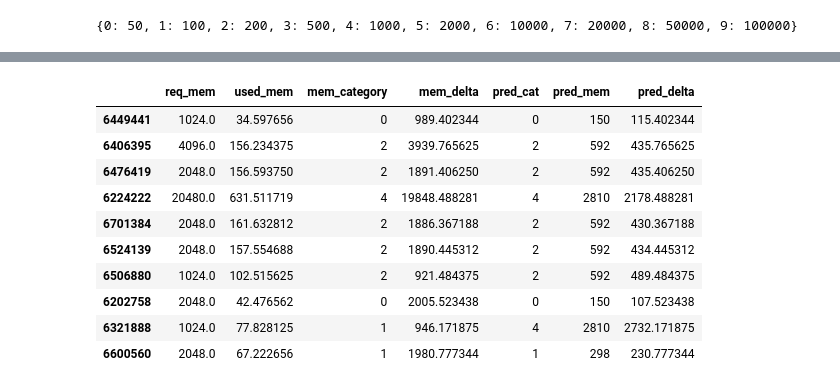
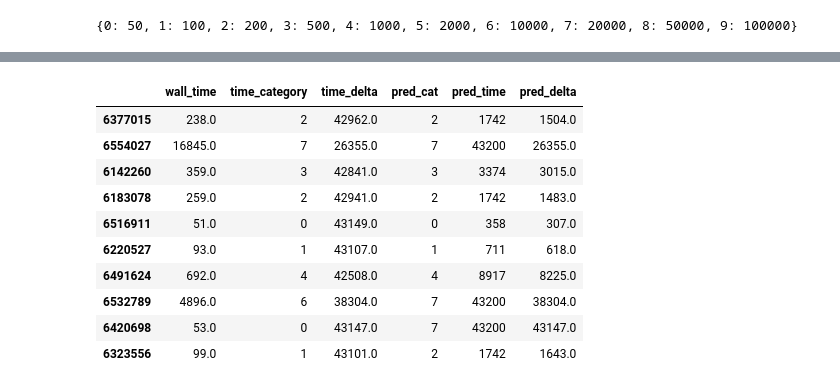
Before and after one commit to NCAR/rda-ML-resource, a Jupyter notebook: test-model.ipynb, the cells around one changed output, grey strips where cells are left out. Cells and saved outputs as stored; diff of their text form; code cells hidden in the pictures.

```diff
--- a/test-model.ipynb
+++ b/test-model.ipynb
@@ -107,24 +219,48 @@ def predict(entries, scale_factor=1.0):
-# %%
-df = y_val_full.copy()
-df['mem_delta'] = df.apply(lambda row:
-                           row['req_mem'] - row['used_mem'],
-                           axis=1)
-# %%
-df['pred_cat'] = model.predict(X_val)
-df['pred_mem'] = predict(X_val)
-df['pred_delta'] = df.apply(lambda row: row['pred_mem'] - row['used_mem'],
-                            axis=1)
+# %%
+def evaluation_df(X, y_full, model, init_val=2.31, ten_pct_pt=1000):
+    df = y_full.copy()
+    if target == 'mem':
+        df['mem_delta'] = df.apply(lambda row:
+                               row['req_mem'] - row['used_mem'],
+                               axis=1)
+        df['pred_cat'] = custom_predict(X, model)
+        df['pred_mem'] = scale_predictions(df['pred_cat'],
+                                           init_val=init_val,
+                                           ten_pct_pt=ten_pct_pt)
+        df['pred_delta'] = df.apply(lambda row: row['pred_mem'] - row['used_mem'],
+                                    axis=1)
+    else:
+        df['time_delta'] = df.apply(lambda row:
+                               43200 - row['wall_time'],
+                               axis=1)
+        df['pred_cat'] = custom_predict(X, model)
+        df['pred_time'] = np.array([min(43200, x)
+                                    for  x in
+                                    scale_predictions(df['pred_cat'],
+                                           init_val=init_val,
+                                           ten_pct_pt=ten_pct_pt)])
+        df['pred_delta'] = df.apply(lambda row: row['pred_time'] - row['wall_time'],
+                                    axis=1)
+    return df
 # %%
+init_val = 6.0
+ten_pct_pt = 30000
+
+if training_mode == 'test':
+    df = evaluation_df(X_test_norm, y_test_full, model, init_val=init_val, ten_pct_pt=ten_pct_pt)
+else:
+    df = evaluation_df(X_val_norm, y_val_full, model, init_val=init_val, ten_pct_pt=ten_pct_pt)
+
 df.sample(10)
 # %% [output]
-|  | req_mem | used_mem | mem_category | mem_delta | pred_cat | pred_mem | pred_delta |
-| 6449441 | 1024.0 | 34.597656 | 0 | 989.402344 | 0 | 150 | 115.402344 |
-| 6406395 | 4096.0 | 156.234375 | 2 | 3939.765625 | 2 | 592 | 435.765625 |
-| 6476419 | 2048.0 | 156.593750 | 2 | 1891.406250 | 2 | 592 | 435.406250 |
-| 6224222 | 20480.0 | 631.511719 | 4 | 19848.488281 | 4 | 2810 | 2178.488281 |
-| 6701384 | 2048.0 | 161.632812 | 2 | 1886.367188 | 2 | 592 | 430.367188 |
-| 6524139 | 2048.0 | 157.554688 | 2 | 1890.445312 | 2 | 592 | 434.445312 |
-| 6506880 | 1024.0 | 102.515625 | 2 | 921.484375 | 2 | 592 | 489.484375 |
-| 6202758 | 2048.0 | 42.476562 | 0 | 2005.523438 | 0 | 150 | 107.523438 |
-| 6321888 | 1024.0 | 77.828125 | 1 | 946.171875 | 4 | 2810 | 2732.171875 |
-| 6600560 | 2048.0 | 67.222656 | 1 | 1980.777344 | 1 | 298 | 230.777344 |
+|  | wall_time | time_category | time_delta | pred_cat | pred_time | pred_delta |
+| 6377015 | 238.0 | 2 | 42962.0 | 2 | 1742 | 1504.0 |
+| 6554027 | 16845.0 | 7 | 26355.0 | 7 | 43200 | 26355.0 |
+| 6142260 | 359.0 | 3 | 42841.0 | 3 | 3374 | 3015.0 |
+| 6183078 | 259.0 | 2 | 42941.0 | 2 | 1742 | 1483.0 |
+| 6516911 | 51.0 | 0 | 43149.0 | 0 | 358 | 307.0 |
+| 6220527 | 93.0 | 1 | 43107.0 | 1 | 711 | 618.0 |
+| 6491624 | 692.0 | 4 | 42508.0 | 4 | 8917 | 8225.0 |
+| 6532789 | 4896.0 | 6 | 38304.0 | 7 | 43200 | 38304.0 |
+| 6420698 | 53.0 | 0 | 43147.0 | 7 | 43200 | 43147.0 |
+| 6323556 | 99.0 | 1 | 43101.0 | 2 | 1742 | 1643.0 |
```
Also changed, not shown: parts of 35 cells of this notebook.
